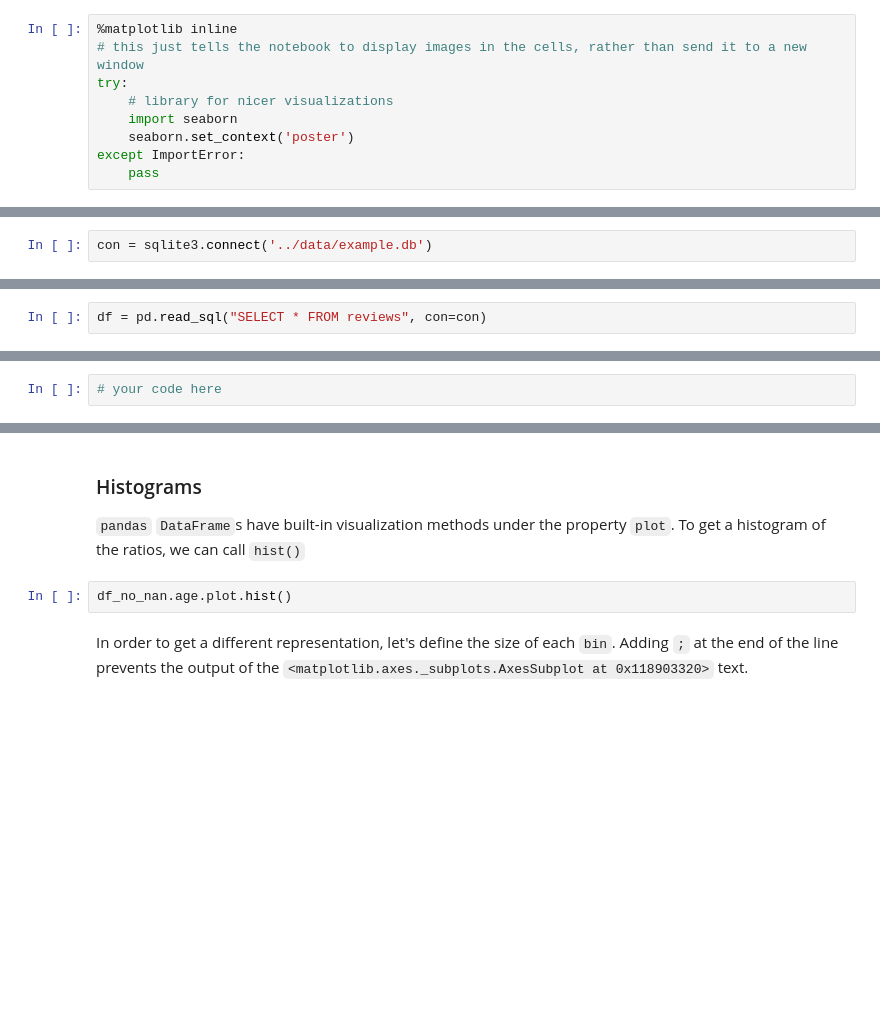
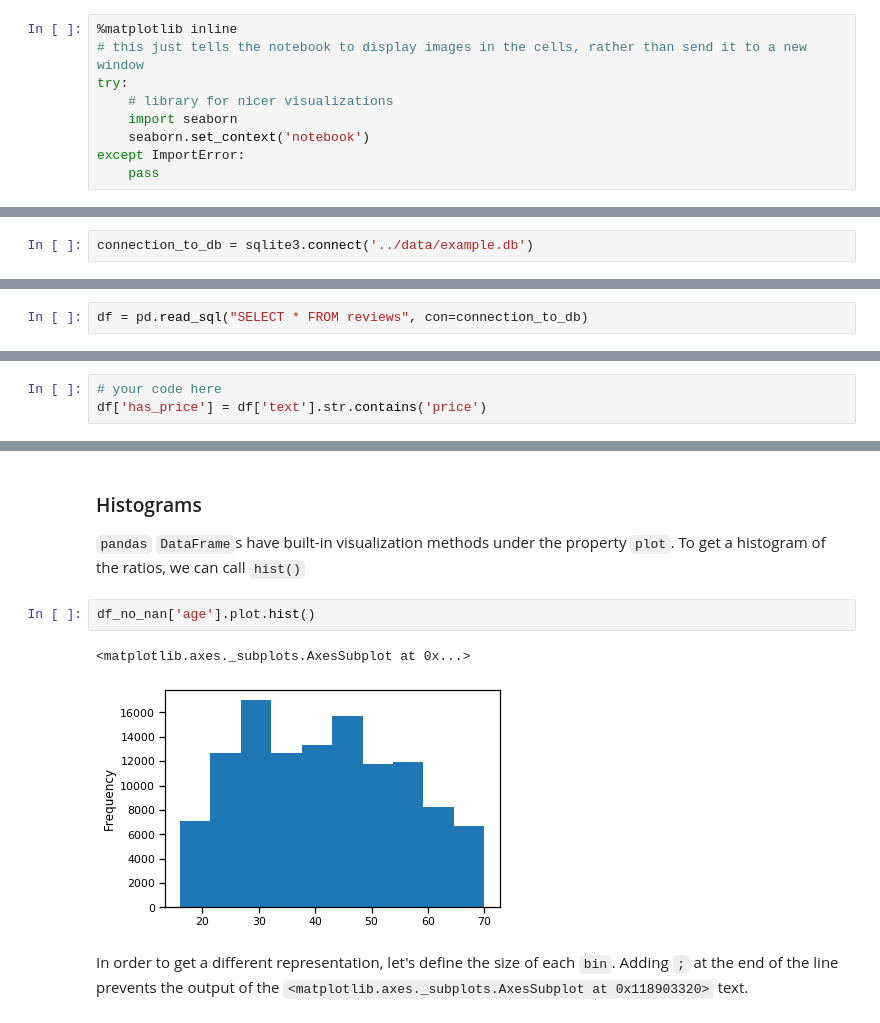
Before and after one commit to dirkhovy/PhDtextanalysis, a Jupyter notebook: 07_pandas/Pandas and databases.ipynb, the cells around one changed output, grey strips where cells are left out. Drawn from its saved outputs; the diff is of its cells as text; blank space fills up the shorter version.

Commit message:
updated notebook 08

```diff
--- a/07_pandas/Pandas and databases.ipynb
+++ b/07_pandas/Pandas and databases.ipynb
@@ -4,7 +4,7 @@
 try:
     # library for nicer visualizations
     import seaborn
-    seaborn.set_context('poster')
+    seaborn.set_context('notebook')
 except ImportError:
     pass
 # %% [markdown]
@@ -94,7 +94,7 @@ import sqlite3 # this library allows us to connect to a database
 # %% [markdown]
 First, we need to establish a connection to the database. We use the `connect()` function:
 # %%
-con = sqlite3.connect('../data/example.db')
+connection_to_db = sqlite3.connect('../data/example.db')
 # %% [markdown]
 Databases can contain several **tables**, so before we proceed, it's a good idea to check how many we have and how they are called. To do this, we first need a **cursor** (think of it as an iterator over the table), and then execute an **SQL command**:
 # %%
@@ -108,7 +110,7 @@ import pandas as pd # import pandas, but give it a shorthand name
 # %% [markdown]
 `pandas` let's us read a table directly into Python. We just need a connection and a SQL command.
 # %%
-df = pd.read_sql("SELECT * FROM reviews", con=con)
+df = pd.read_sql("SELECT * FROM reviews", con=connection_to_db)
 # %% [markdown]
 The result of this process is a new object, called a **`DataFrame`**. You can think of it as a table on steroids.
 
@@ -209,6 +401,7 @@ print(type(too_low))
 * add another, boolean, column to `df`, that signals whether the entry contains the word `price`. Call the new column `has_price`
 # %%
 # your code here
+df['has_price'] = df['text'].str.contains('price')
 # %% [markdown]
 We can combine several conditions with the `&` or `|` operators.
 # %%
@@ -244,7 +449,10 @@ df_no_nan.head()
 
 `pandas` `DataFrame`s have built-in visualization methods under the property `plot`. To get a histogram of the ratios, we can call `hist()`
 # %%
-df_no_nan.age.plot.hist()
+df_no_nan['age'].plot.hist()
+# %% [output]
+<matplotlib.axes._subplots.AxesSubplot at 0x...>
+[figure, added]
 # %% [markdown]
 In order to get a different representation, let's define the size of each `bin`. Adding `;` at the end of the line prevents the output of the `<matplotlib.axes._subplots.AxesSubplot at 0x118903320>` text.
 # %%
```
Also changed, not shown: parts of 46 cells of this notebook, 3 other files.
